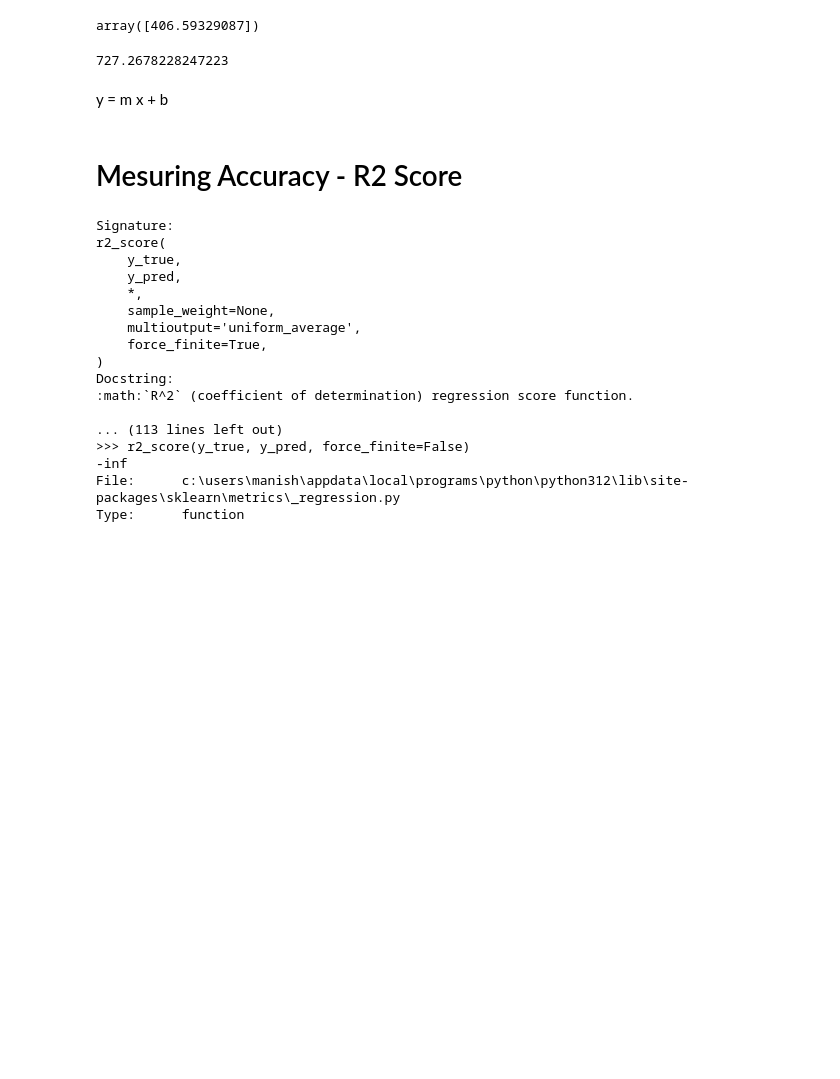
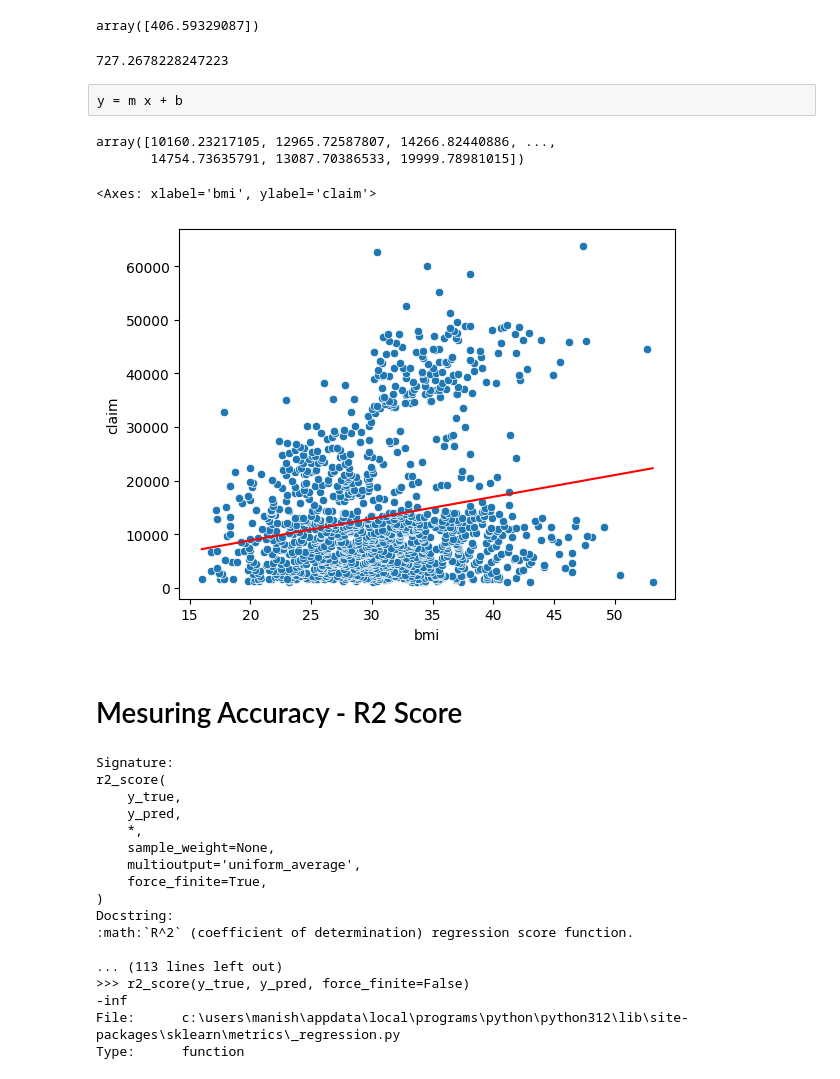
Before and after one commit to manishKrMahto/Data-Science-Revision, a Jupyter notebook: Day 7 - Simple Linear Regression.ipynb, the cells around one changed output. Drawn from its saved outputs; the diff is of its cells as text; code cells hidden in the pictures; blank space fills up the shorter version.

```diff
--- a/Day 7 - Simple Linear Regression.ipynb
+++ b/Day 7 - Simple Linear Regression.ipynb
@@ -101,8 +101,21 @@ array([406.59329087])
 slr.intercept_
 # %% [output]
 727.2678228247223
-# %% [markdown]
-y = m x + b
+# %% [raw]
+y = m x + b
+# %%
+slr.predict(df['bmi'].values.reshape(-1,1))
+# %% [output]
+array([10160.23217105, 12965.72587807, 14266.82440886, ...,
+       14754.73635791, 13087.70386533, 19999.78981015])
+# %%
+df['y_predict'] = slr.predict(df['bmi'].values.reshape(-1,1))
+# %%
+sns.scatterplot(data = df , x = 'bmi' , y = 'claim')
+sns.lineplot(data= df , x = 'bmi' , y = 'y_predict', c = 'red'  )
+# %% [output]
+<Axes: xlabel='bmi', ylabel='claim'>
+[figure, added]
 # %% [markdown]
 # Mesuring Accuracy - R2 Score
 # %%
```
Also changed, not shown: 3 other files.
